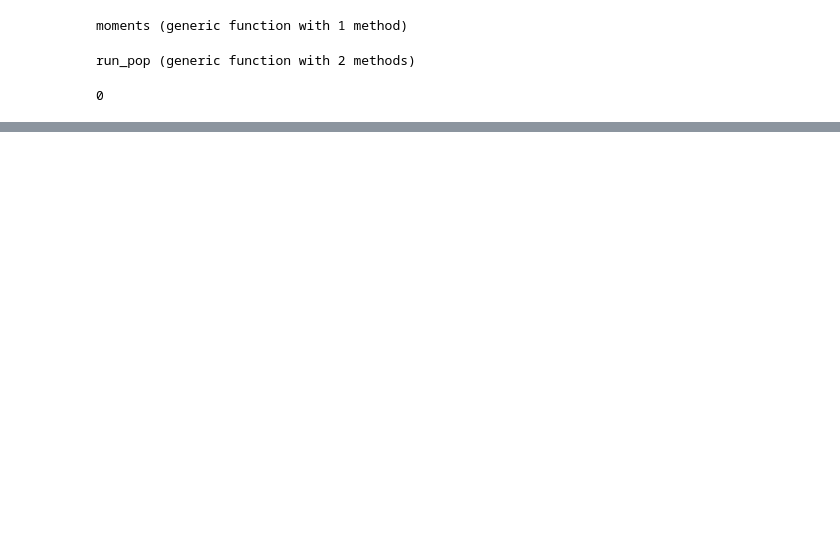
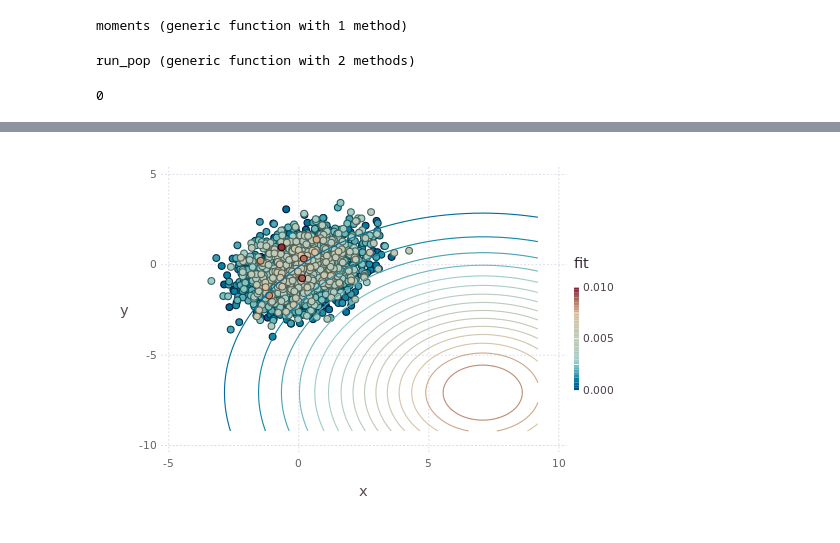
Before and after one commit to diogro/evomod_julia, a Jupyter notebook: evomod_prototype_notebook.ipynb, the cells around one changed output, grey strips where cells are left out. Cells and saved outputs as stored; diff of their text form; code cells hidden in the pictures; blank space fills up the shorter version.

```diff
--- a/evomod_prototype_notebook.ipynb
+++ b/evomod_prototype_notebook.ipynb
@@ -319,0 +327,21 @@ pop_moments["pop"].surface
+# %%
+zs = convert(Array{Float64, 2}, reshape([ind.z[i] for ind in pop.pop, i in 1:pop.base_ind.p], pop.n, pop.base_ind.p))
+zs_eig = (eig(pop.surface.Σ.mat)[2][:, end-1:end]' * zs')'
+
+zs_df = DataFrame(x = zs_eig[:,1], y = zs_eig[:,2], fit = pop.fitness)
+sort!(zs_df,  cols = [:fit])
+
+s_theta = eig(pop.surface.Σ.mat)[2][:, end-1:end]' * pop.surface.μ
+s_omega = diagm(eig(pop.surface.Σ.mat)[1])[end-1:end,end-1:end]
+
+limits_x = (reduce(min, [s_theta[1] - 0.5*sqrt(s_omega[1, 1]); zs_eig[:,1]]),
+            reduce(max, [s_theta[1] + 0.5*sqrt(s_omega[1, 1]); zs_eig[:,1]]))
+limits_y = (reduce(min, [s_theta[2] - 0.5*sqrt(s_omega[2, 2]); zs_eig[:,2]]),
+            reduce(max, [s_theta[2] + 0.5*sqrt(s_omega[2, 2]); zs_eig[:,2]]))
+
+plot(layer(z = (x,y) -> pdf(MvNormal(s_theta, s_omega), [x; y]),
+           x = linspace(limits_x[1], limits_x[2],150), y = linspace(limits_y[1], limits_y[2],150),
+           Geom.contour),
+     layer(zs_df, x = "x", y = "y", color = "fit", Geom.point))
+# %% [output]
+[figure, added]
```
Also changed, not shown: parts of 15 cells of this notebook.
